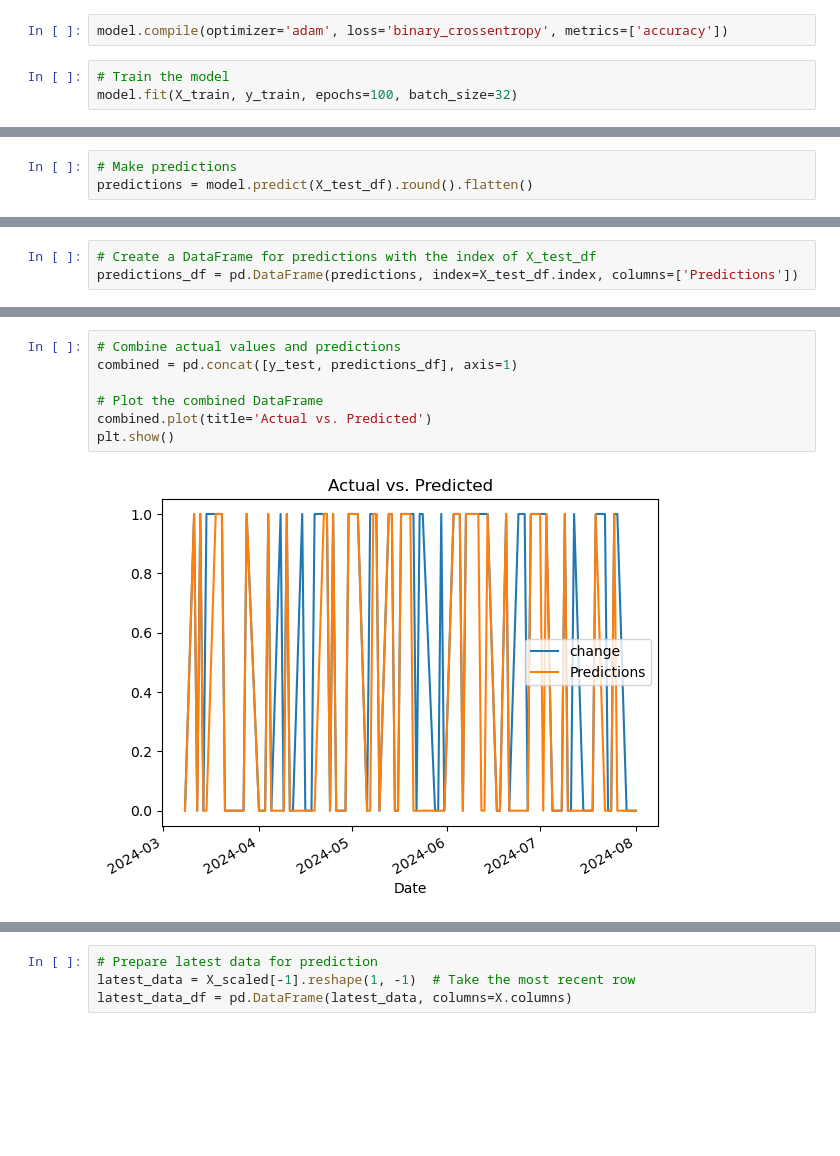
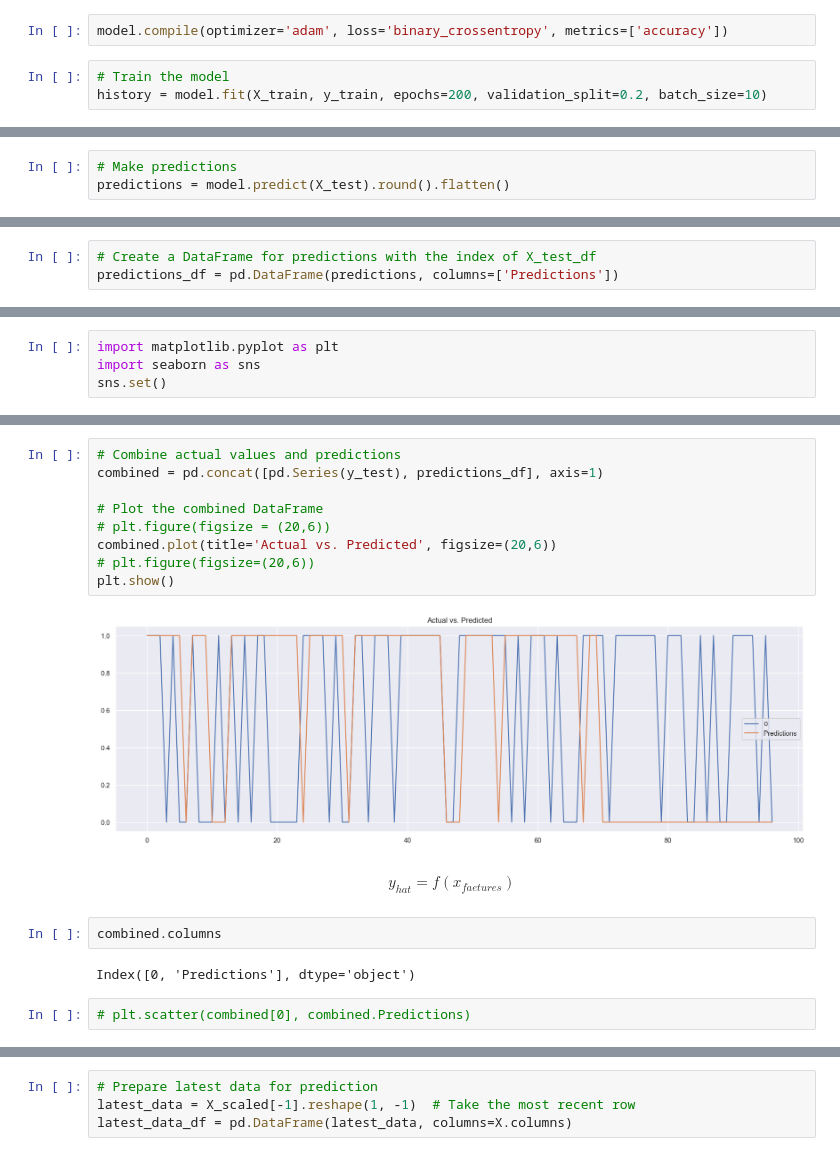
Before and after one commit to CAGorman/Stock_Predictions, a Jupyter notebook: stock_prediction.ipynb, the cells around one changed output, grey strips where cells are left out. Drawn from its saved outputs; the diff is of its cells as text; blank space fills up the shorter version.

```diff
--- a/stock_prediction.ipynb
+++ b/stock_prediction.ipynb
@@ -119,5 +160,5 @@ model = tf.keras.models.Sequential([
 model.compile(optimizer='adam', loss='binary_crossentropy', metrics=['accuracy'])
 # %%
 # Train the model
-model.fit(X_train, y_train, epochs=100, batch_size=32)
+history = model.fit(X_train, y_train, epochs=200, validation_split=0.2, batch_size=10)
 # %% [output]
@@ -149,4 +189,4 @@ Test Loss: 0.35333967208862305, Test Accuracy: 0.8217821717262268
 # %%
 # Make predictions
-predictions = model.predict(X_test_df).round().flatten()
+predictions = model.predict(X_test).round().flatten()
 # %% [output]
@@ -154,6 +194,6 @@ predictions = model.predict(X_test_df).round().flatten()
 # %%
 # Create a DataFrame for predictions with the index of X_test_df
-predictions_df = pd.DataFrame(predictions, index=X_test_df.index, columns=['Predictions'])
+predictions_df = pd.DataFrame(predictions, columns=['Predictions'])
 # %%
 precision_score(y_test,predictions)
 # %% [output]
@@ -160,0 +209,4 @@ precision_score(y_test,predictions)
+# %%
+import matplotlib.pyplot as plt
+import seaborn as sns
+sns.set()
@@ -161,9 +228,19 @@ precision_score(y_test,predictions)
 # %%
 # Combine actual values and predictions
-combined = pd.concat([y_test, predictions_df], axis=1)
+combined = pd.concat([pd.Series(y_test), predictions_df], axis=1)
 
 # Plot the combined DataFrame
-combined.plot(title='Actual vs. Predicted')
+# plt.figure(figsize = (20,6))
+combined.plot(title='Actual vs. Predicted', figsize=(20,6))
+# plt.figure(figsize=(20,6))
 plt.show()
 # %% [output]
-[figure, old version]
+[figure, new version]
+# %% [markdown]
+$$ y_{hat} = f(x_{faetures})$$
+# %%
+combined.columns
+# %% [output]
+Index([0, 'Predictions'], dtype='object')
+# %%
+# plt.scatter(combined[0], combined.Predictions)
```
Also changed, not shown: parts of 29 cells of this notebook.
